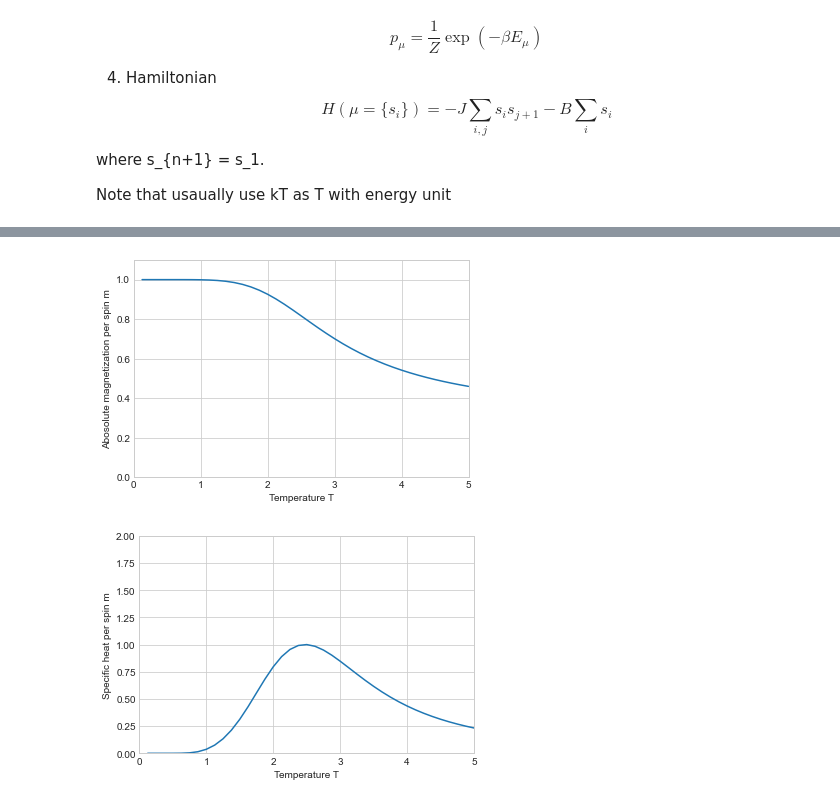
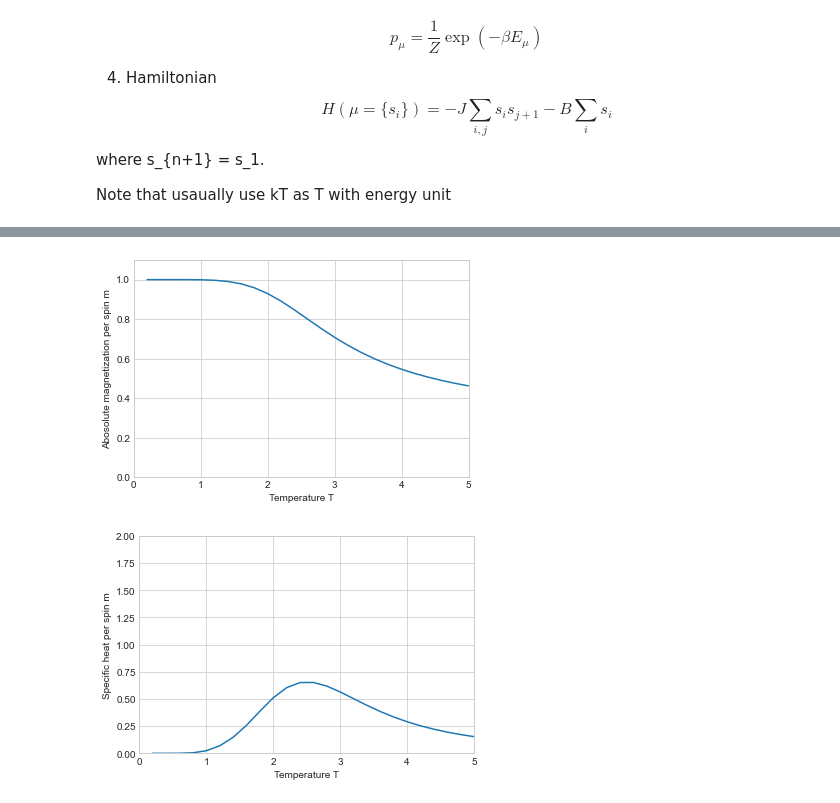
Before and after one commit to holywater2/2021F_Monte_Carlo, a Jupyter notebook: Code_F21_MonteCarlo/Newman_Barkema/python/1_Exact_Ising_Calculator.ipynb, the cells around one changed output, grey strips where cells are left out. Saved outputs shown, nothing was run; the diff lists cells and outputs as text; code cells hidden in the pictures.

```diff
--- a/Code_F21_MonteCarlo/Newman_Barkema/python/1_Exact_Ising_Calculator.ipynb
+++ b/Code_F21_MonteCarlo/Newman_Barkema/python/1_Exact_Ising_Calculator.ipynb
@@ -205,10 +210,10 @@ L22.save("L22_40intv")
 # %%
-L33 = Ising(3,40)
+L33 = Ising(3)
 L33.generator_s(1)
 L33.calc()
 L33.plot_mag("L33")
 L33.plot_spec("L33")
-L33.save("L33_40intv")
+# L33.save("L33_40intv")
 # %% [output]
 [figure]
-[figure, old version]
+[figure, new version]
```
Also changed, not shown: parts of 7 cells of this notebook, 1 other file.
